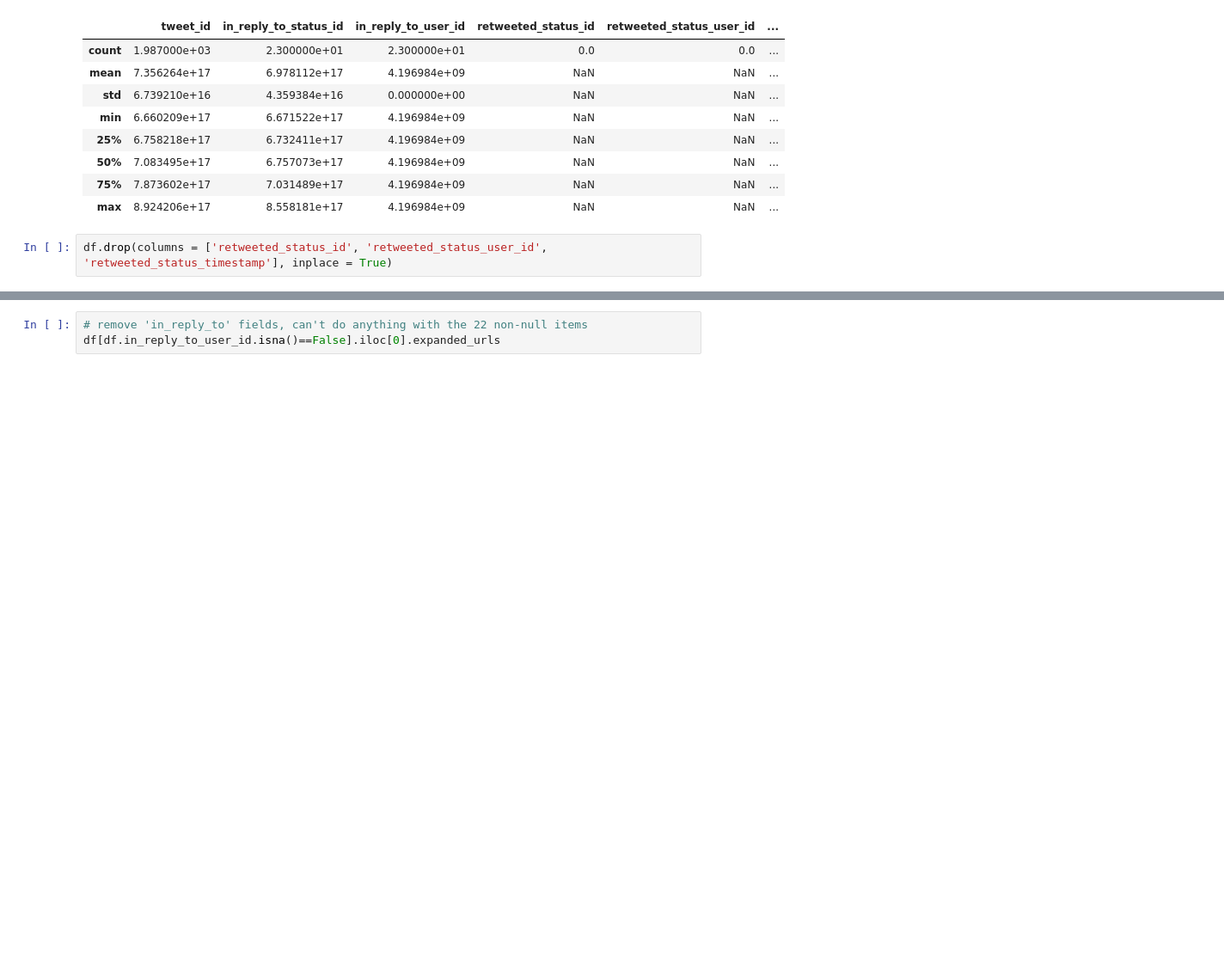
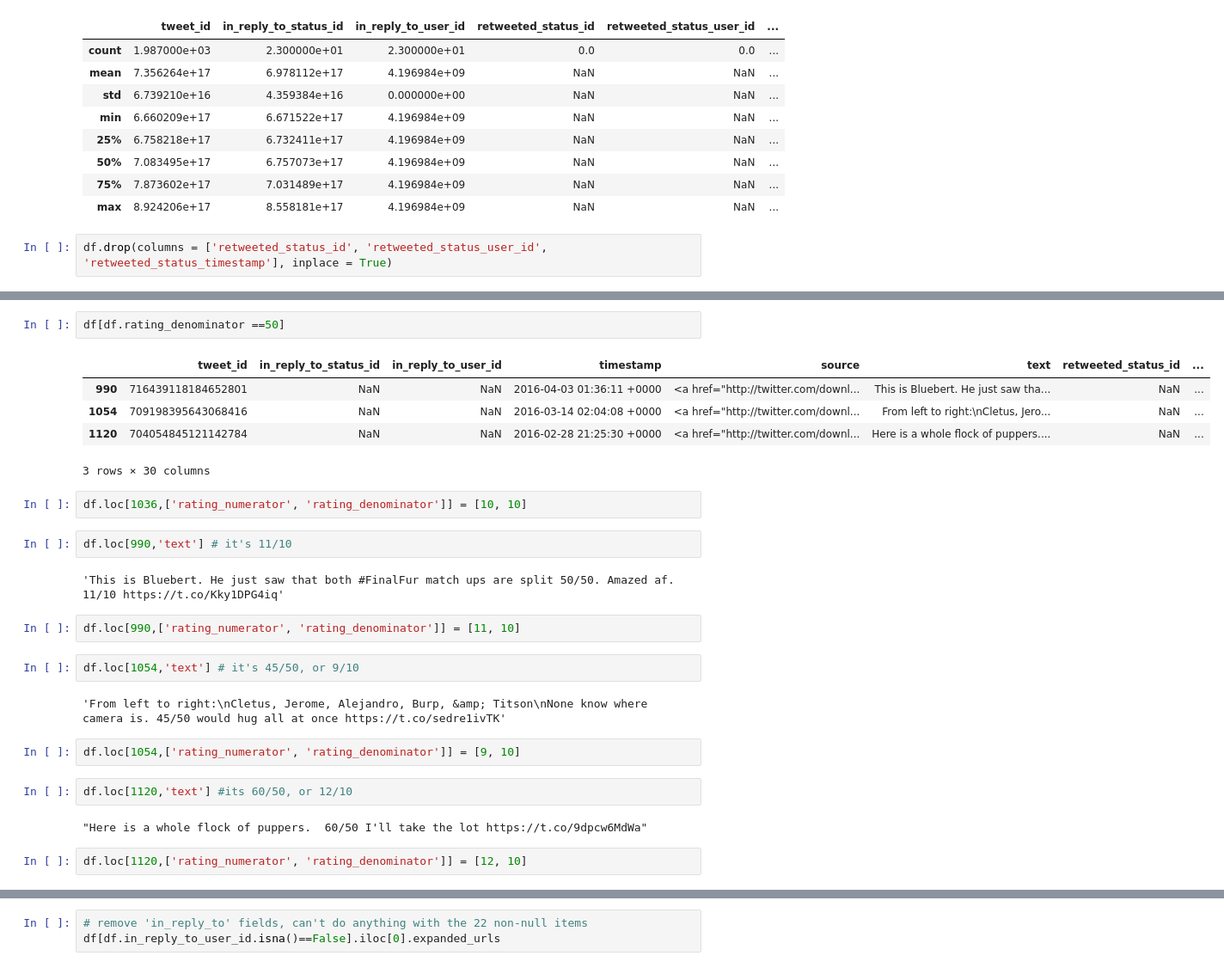
Before and after one commit to xiaohuach/UdacityProject-WrangleAnalyzeData, a Jupyter notebook: wrangle_act.ipynb, the cells around one changed output, grey strips where cells are left out. Shown: that part at 86% size. Drawn from its saved outputs; the diff is of its cells as text; blank space fills up the shorter version.

```diff
--- a/wrangle_act.ipynb
+++ b/wrangle_act.ipynb
@@ -271,0 +507,28 @@ df.drop(columns = ['retweeted_status_id', 'retweeted_status_user_id', 'retweeted
+# %%
+df[df.rating_denominator ==50]
+# %% [output]
+|  | tweet_id | in_reply_to_status_id | in_reply_to_user_id | timestamp | source | text | retweeted_status_id | ... |
+| 990 | 716439118184652801 | NaN | NaN | 2016-04-03 01:36:11 +0000 | <a href="http://twitter.com/downl... | This is Bluebert. He just saw tha... | NaN | ... |
+| 1054 | 709198395643068416 | NaN | NaN | 2016-03-14 02:04:08 +0000 | <a href="http://twitter.com/downl... | From left to right:\nCletus, Jero... | NaN | ... |
+| 1120 | 704054845121142784 | NaN | NaN | 2016-02-28 21:25:30 +0000 | <a href="http://twitter.com/downl... | Here is a whole flock of puppers.... | NaN | ... |
+3 rows × 30 columns
+# %%
+df.loc[1036,['rating_numerator', 'rating_denominator']] = [10, 10]
+# %%
+df.loc[990,'text'] # it's 11/10
+# %% [output]
+'This is Bluebert. He just saw that both #FinalFur match ups are split 50/50. Amazed af. 11/10 https://t.co/Kky1DPG4iq'
+# %%
+df.loc[990,['rating_numerator', 'rating_denominator']] = [11, 10]
+# %%
+df.loc[1054,'text'] # it's 45/50, or 9/10
+# %% [output]
+'From left to right:\nCletus, Jerome, Alejandro, Burp, &amp; Titson\nNone know where camera is. 45/50 would hug all at once https://t.co/sedre1ivTK'
+# %%
+df.loc[1054,['rating_numerator', 'rating_denominator']] = [9, 10]
+# %%
+df.loc[1120,'text'] #its 60/50, or 12/10
+# %% [output]
+"Here is a whole flock of puppers.  60/50 I'll take the lot https://t.co/9dpcw6MdWa"
+# %%
+df.loc[1120,['rating_numerator', 'rating_denominator']] = [12, 10]
```
Also changed, not shown: parts of 179 cells of this notebook.
